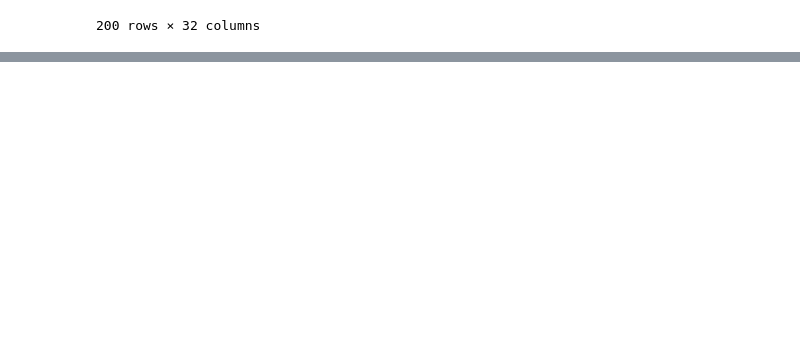
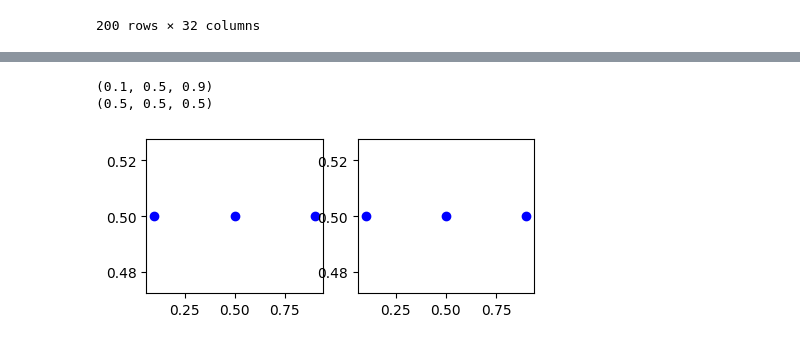
Before and after one commit to cheptoo284/geospatial-analysis, a Jupyter notebook: Copy_of_Untitled0.ipynb, the cells around one changed output, grey strips where cells are left out. Cells and saved outputs as stored; diff of their text form; code cells hidden in the pictures; blank space fills up the shorter version.

```diff
--- a/Copy_of_Untitled0.ipynb
+++ b/Copy_of_Untitled0.ipynb
@@ -104,0 +138,19 @@ import matplotlib.pyplot as plt
+# %%
+x, y = zip(*points)
+print(x)
+print(y)
+# %% [output]
+(0.1, 0.5, 0.9)
+(0.5, 0.5, 0.5)
+# %%
+fig, axes = plt.subplots(1, 2)
+fig.set_size_inches(5,2)
+axes[0].plot(x, y, color='blue', marker='o', linestyle='none')
+axes[1].plot(x, y, color='blue', marker='o', linestyle='none')
+output_folder = 'output'
+output_path = os.path.join(output_folder, 'simple.png')
+plt.savefig(output_path)
+
+plt.show()
+# %% [output]
+[figure, added]
```
Also changed, not shown: parts of 25 cells of this notebook.
